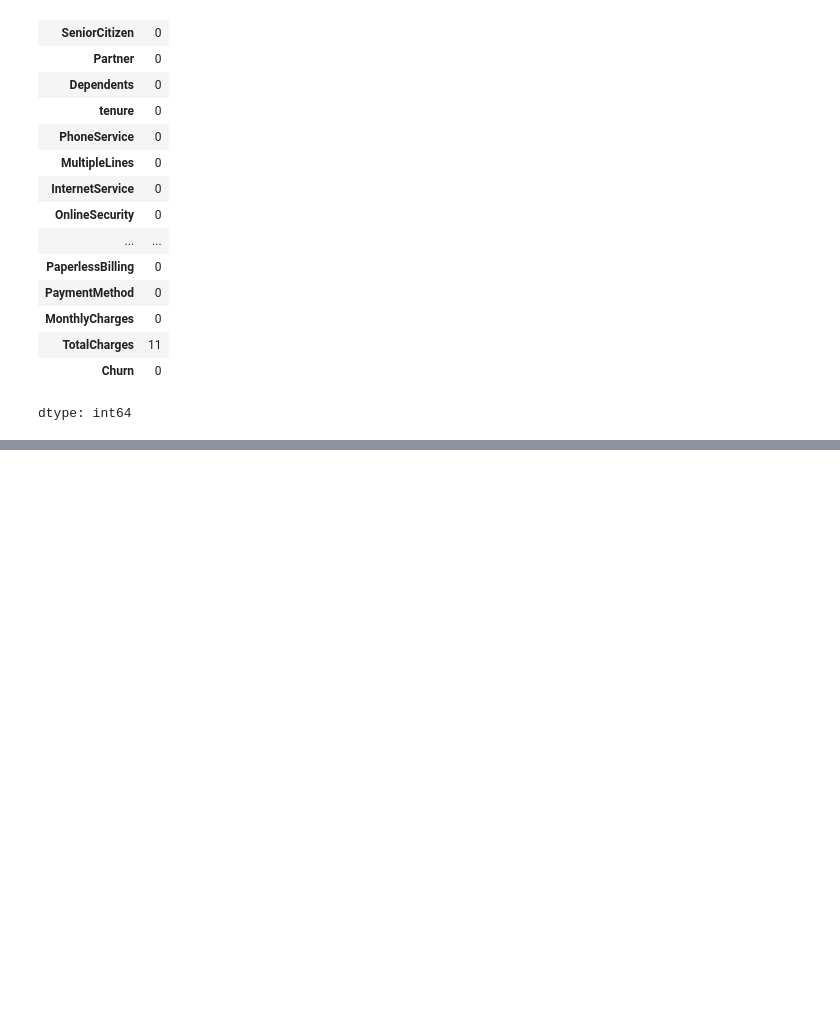
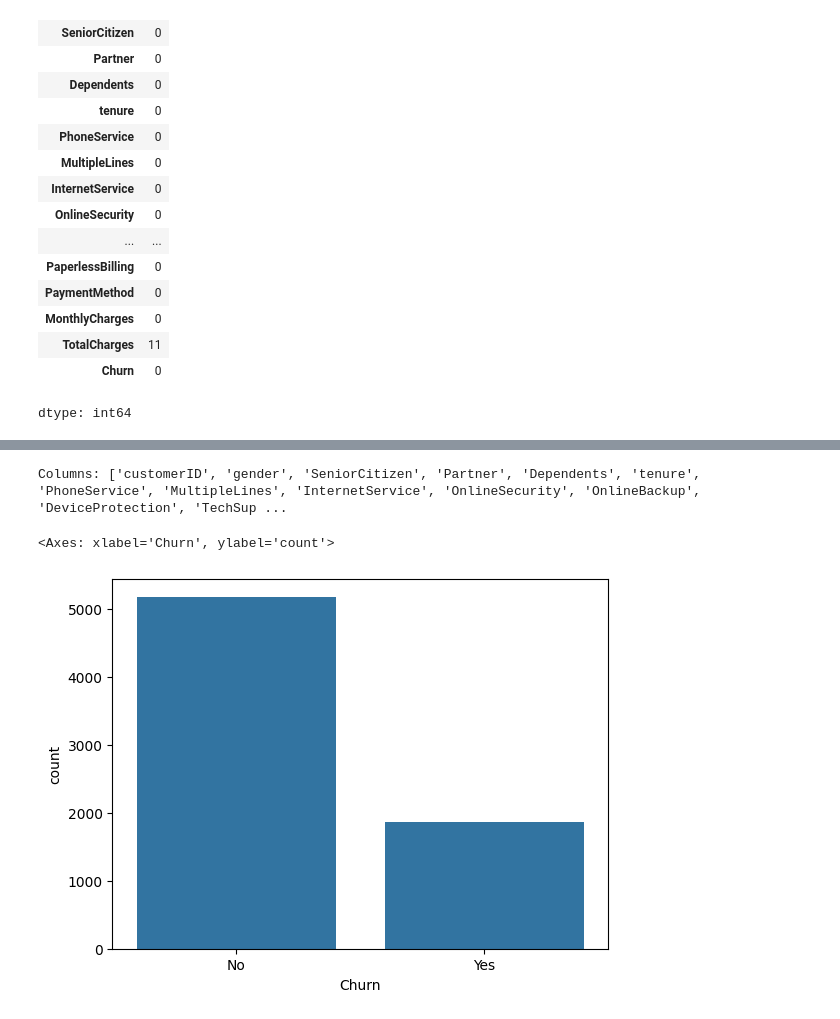
Before and after one commit to savindiperera/Customer_churn_prediction, a Jupyter notebook: churn.ipynb, the cells around one changed output, grey strips where cells are left out. Drawn from its saved outputs; the diff is of its cells as text; code cells hidden in the pictures; blank space fills up the shorter version.

Commit message:
Add preprocessing, models, results, and final churn notebook

```diff
--- a/churn.ipynb
+++ b/churn.ipynb
@@ -161,0 +207,20 @@ dtype: int64
+# %%
+#Detect CSV and load dataset
+repo_path = "/content/Customer_churn_prediction"
+DATA_FILENAME = None
+csvs = [f for f in os.listdir(repo_path) if f.lower().endswith('.csv')]
+...
+df = pd.read_csv("/content/drive/MyDrive/MLCW/telco_churn.csv")
+# %%
+#Quick EDA & target detection
+import seaborn as sns
+import matplotlib.pyplot as plt
+
+print("Columns:", list(df.columns))
+candidates = [c for c in df.columns if 'churn' in c.lower()]
+target = candidates[0] if candidates else 'Churn'
+sns.countplot(x=target, data=df)
+# %% [output]
+Columns: ['customerID', 'gender', 'SeniorCitizen', 'Partner', 'Dependents', 'tenure', 'PhoneService', 'MultipleLines', 'InternetService', 'OnlineSecurity', 'OnlineBackup', 'DeviceProtection', 'TechSup ...
+<Axes: xlabel='Churn', ylabel='count'>
+[figure, added]
```
Also changed, not shown: parts of 13 cells of this notebook.
